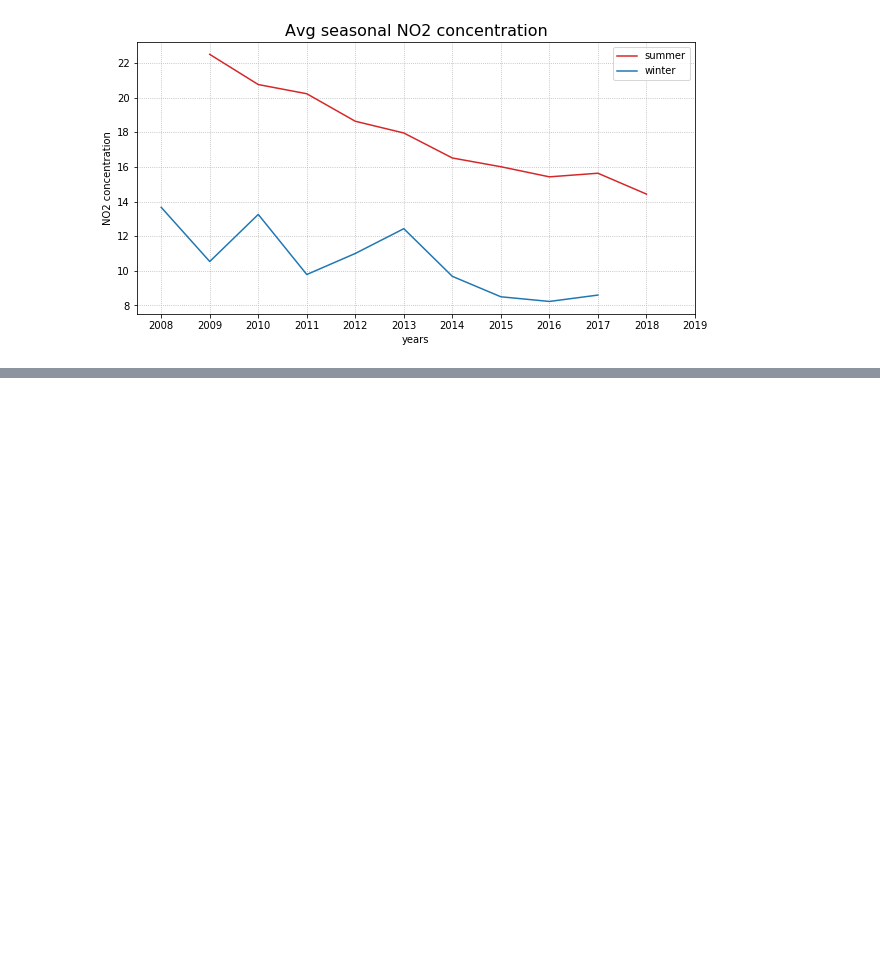
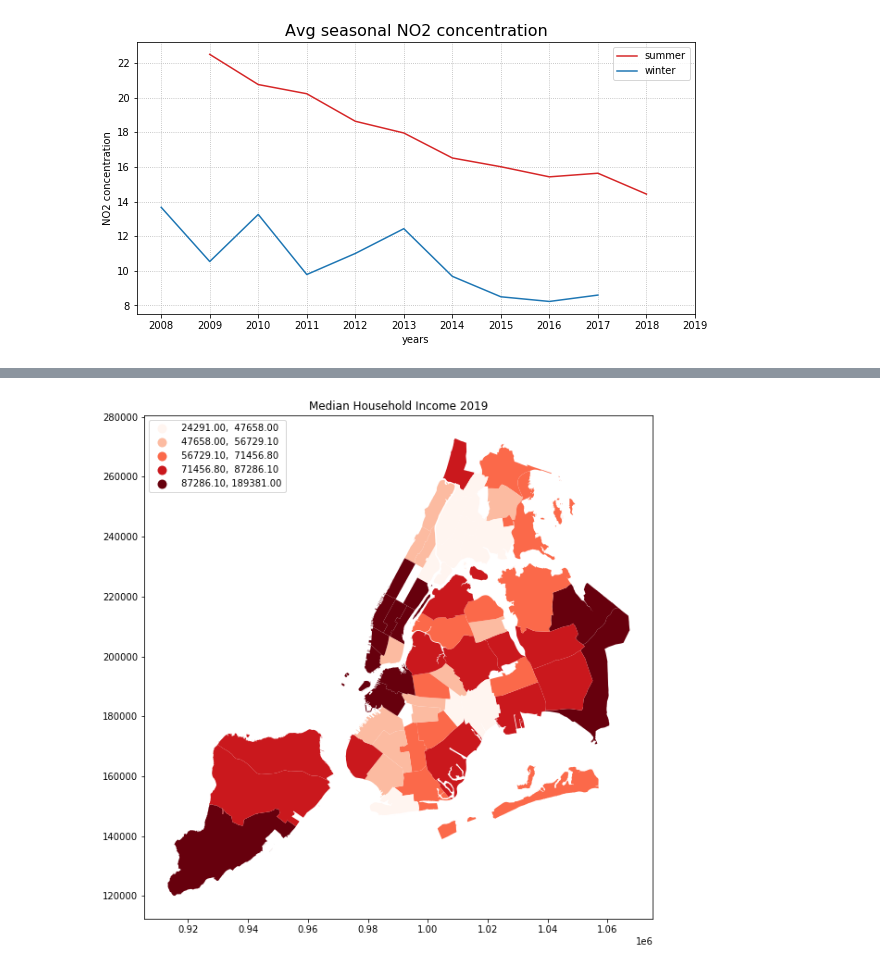
Before and after one commit to amaqals/CUSP2021ADS-Team, a Jupyter notebook: AirQuality.ipynb, the cells around one changed output, grey strips where cells are left out. Saved outputs shown, nothing was run; the diff lists cells and outputs as text; code cells hidden in the pictures; blank space fills up the shorter version.

Commit message:
added median HH income plot

```diff
--- a/AirQuality.ipynb
+++ b/AirQuality.ipynb
@@ -181,7 +181,7 @@ plt.show()
 # %% [markdown]
 ### Shapefile & map
 # %%
-cd = gpd.read_file('data/shp/nycd.shp')
+cd = gpd.read_file('/Users/dinawagdy/Documents/NYU CUSP/Semesters/Spring 2021/Applied Data Science/Project/CUSP2021ADS-Team-main/data/shp/nycd.shp')
 cd.head()
 # %% [output]
 |  | BoroCD | Shape_Leng | Shape_Area | geometry |
@@ -335,0 +338,3 @@ plt.show()
+# %%
+AQ_311_census =pd.read_csv('AQ_with311_seasonal_CD_census.csv')
+AQ_311_census = AQ_311_census.drop(columns=['Unnamed: 0'])
@@ -335,0 +361,20 @@ plt.show()
+# %%
+# df_no2
+AQ_311_census_cd = AQ_311_census[['MedHHIncome_19','GeoJoinID']].merge(cd,left_on='GeoJoinID',right_on='BoroCD',how='left')
+AQ_311_census_cd = GeoDataFrame(AQ_311_census_cd) # convert to geodataframe
+# %%
+AQ_311_census_cd = AQ_311_census_cd.drop_duplicates()
+# %%
+fig = plt.figure(figsize=(10,10))
+ax = fig.add_subplot(111)
+
+color = 'Reds'
+#color = 'RdYlGn'
+AQ_311_census_cd.plot(ax=ax,column='MedHHIncome_19', k=5, scheme='Quantiles', cmap = color, legend=True,
+              legend_kwds={'loc': 'upper left'})
+
+ax.set_title('Median Household Income 2019')
+
+plt.show()
+# %% [output]
+[figure, added]
```
Also changed, not shown: parts of 2 cells of this notebook.
